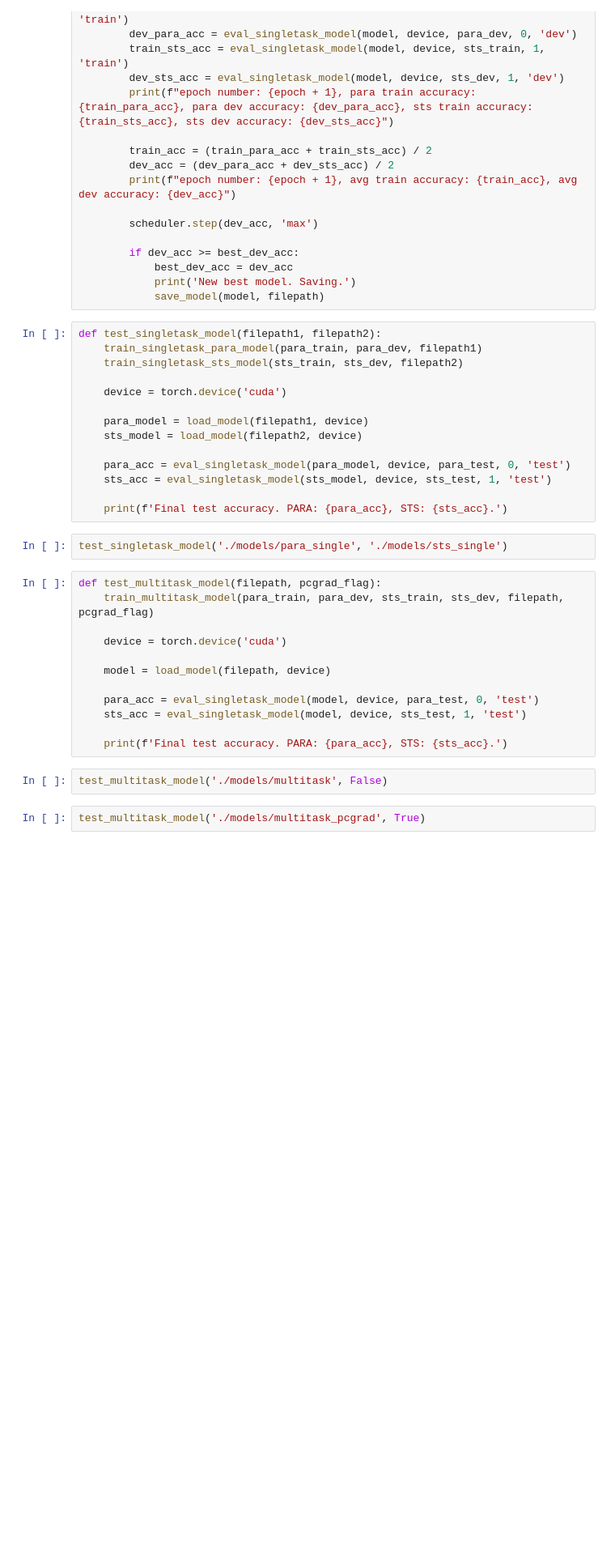
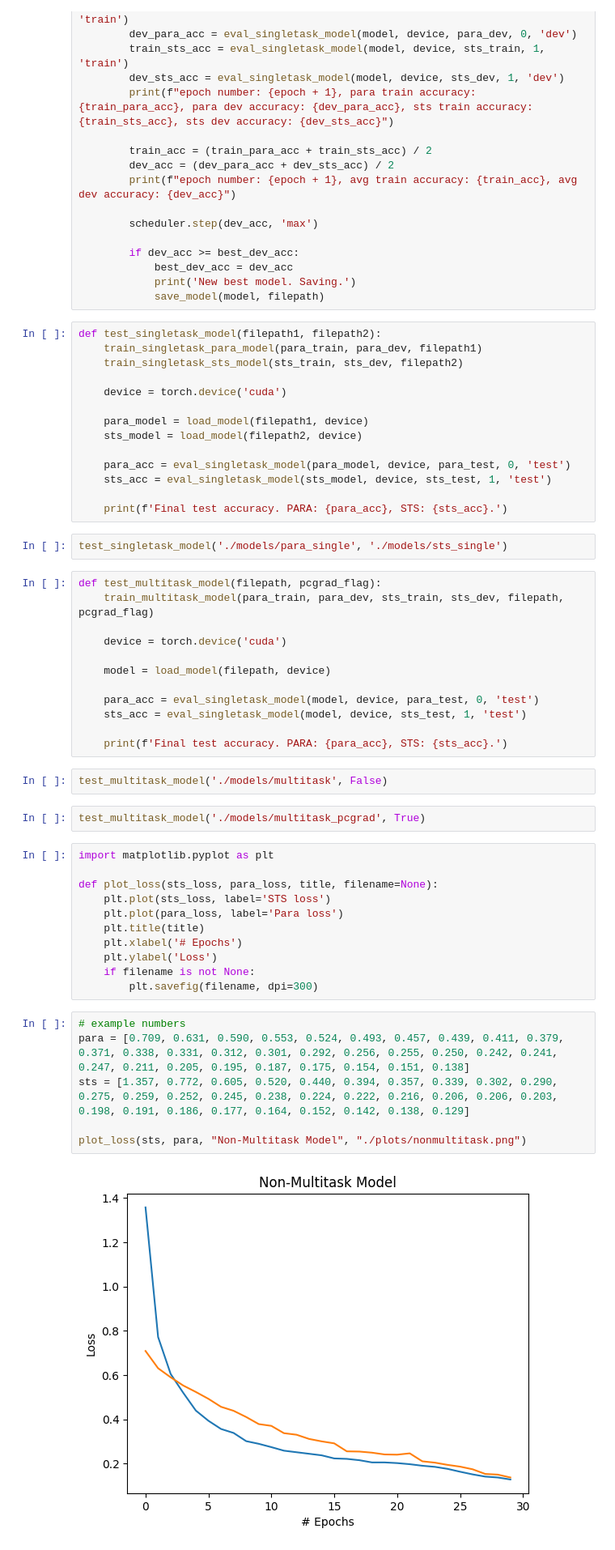
Before and after one commit to kapiliyer/CS229-Project, a Jupyter notebook: test.ipynb, the cells around one changed output. Shown at 81% size. Drawn from its saved outputs; the diff is of its cells as text; blank space fills up the shorter version.

Commit message:
plot loss

```diff
--- a/test.ipynb
+++ b/test.ipynb
@@ -548,3 +548,22 @@ def test_multitask_model(filepath, pcgrad_flag):
 test_multitask_model('./models/multitask', False)
 # %%
 test_multitask_model('./models/multitask_pcgrad', True)
+# %%
+import matplotlib.pyplot as plt
+
+def plot_loss(sts_loss, para_loss, title, filename=None):
+    plt.plot(sts_loss, label='STS loss')
+    plt.plot(para_loss, label='Para loss')
+    plt.title(title)
+    plt.xlabel('# Epochs')
+    plt.ylabel('Loss')
+    if filename is not None:
+        plt.savefig(filename, dpi=300)
+# %%
+# example numbers
+para = [0.709, 0.631, 0.590, 0.553, 0.524, 0.493, 0.457, 0.439, 0.411, 0.379, 0.371, 0.338, 0.331, 0.312, 0.301, 0.292, 0.256, 0.255, 0.250, 0.242, 0.241, 0.247, 0.211, 0.205, 0.195, 0.187, 0.175, 0.154, 0.151, 0.138]
+sts = [1.357, 0.772, 0.605, 0.520, 0.440, 0.394, 0.357, 0.339, 0.302, 0.290, 0.275, 0.259, 0.252, 0.245, 0.238, 0.224, 0.222, 0.216, 0.206, 0.206, 0.203, 0.198, 0.191, 0.186, 0.177, 0.164, 0.152, 0.142, 0.138, 0.129]
+
+plot_loss(sts, para, "Non-Multitask Model", "./plots/nonmultitask.png")
+# %% [output]
+[figure, added]
```
Also changed, not shown: 1 other file.
